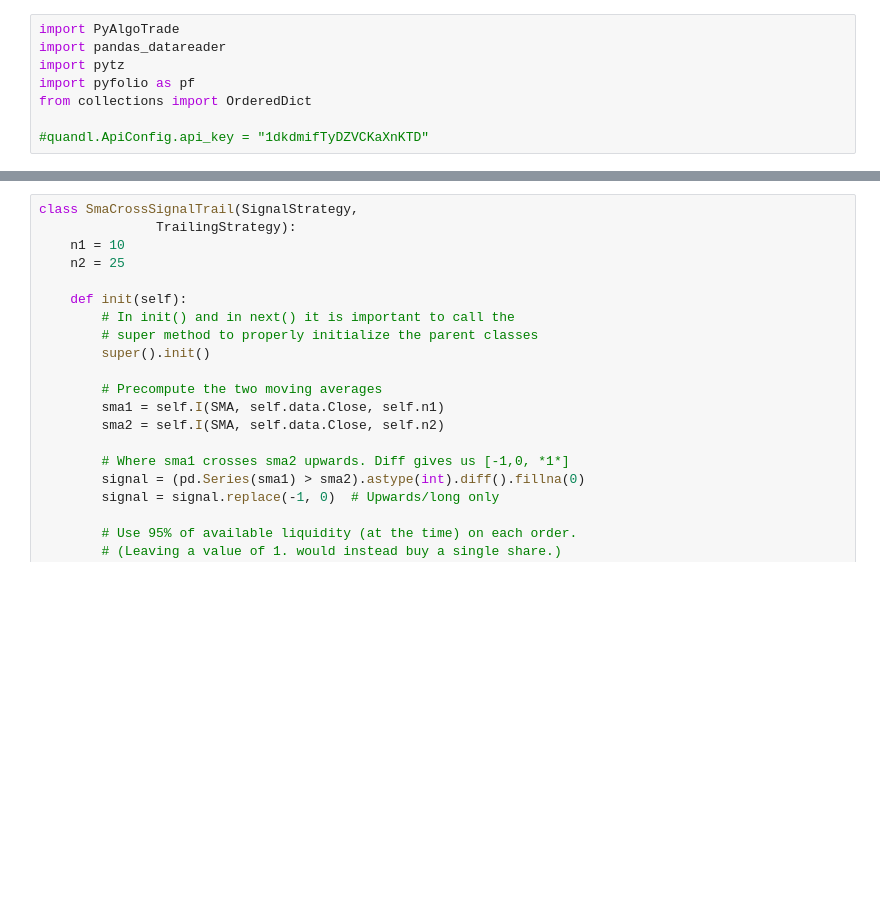
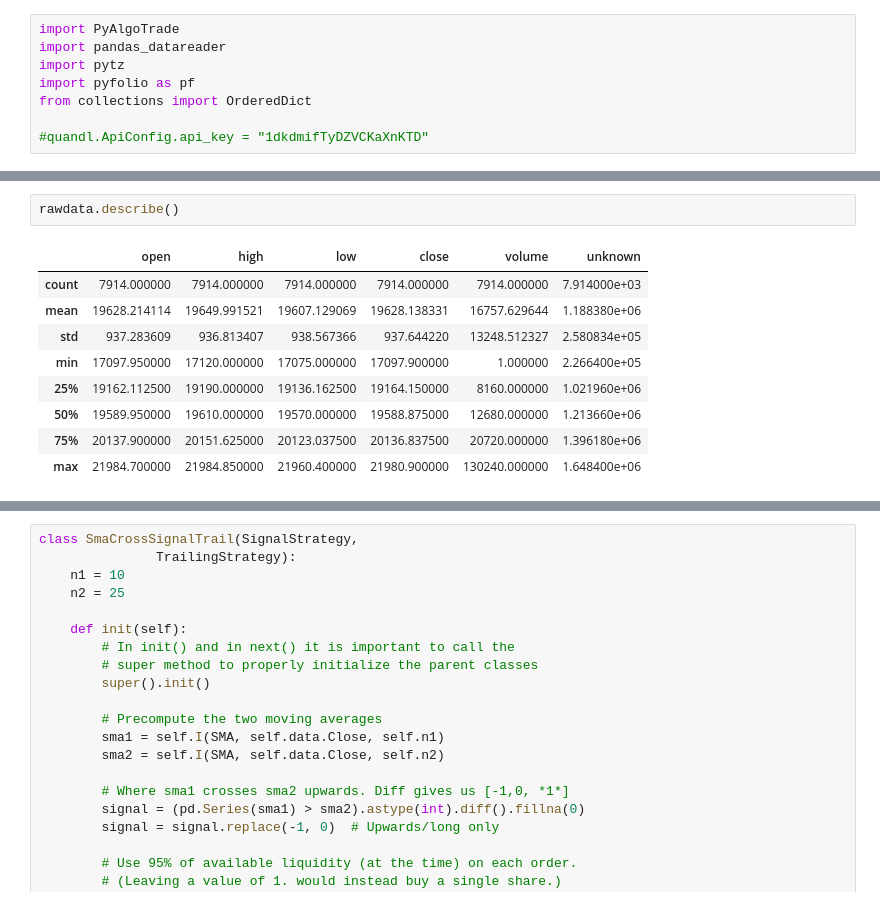
Before and after one commit to pikujs/Algo-Trading, a Jupyter notebook: notebook.ipynb, the cells around one changed output, grey strips where cells are left out. Saved outputs shown, nothing was run; the diff lists cells and outputs as text; blank space fills up the shorter version.

```diff
--- a/notebook.ipynb
+++ b/notebook.ipynb
@@ -29 +50,13 @@ Fetching Data
+# %%
+rawdata.describe()
+# %% [output]
+|  | open | high | low | close | volume | unknown |
+| count | 7914.000000 | 7914.000000 | 7914.000000 | 7914.000000 | 7914.000000 | 7.914000e+03 |
+| mean | 19628.214114 | 19649.991521 | 19607.129069 | 19628.138331 | 16757.629644 | 1.188380e+06 |
+| std | 937.283609 | 936.813407 | 938.567366 | 937.644220 | 13248.512327 | 2.580834e+05 |
+| min | 17097.950000 | 17120.000000 | 17075.000000 | 17097.900000 | 1.000000 | 2.266400e+05 |
+| 25% | 19162.112500 | 19190.000000 | 19136.162500 | 19164.150000 | 8160.000000 | 1.021960e+06 |
+| 50% | 19589.950000 | 19610.000000 | 19570.000000 | 19588.875000 | 12680.000000 | 1.213660e+06 |
+| 75% | 20137.900000 | 20151.625000 | 20123.037500 | 20136.837500 | 20720.000000 | 1.396180e+06 |
+| max | 21984.700000 | 21984.850000 | 21960.400000 | 21980.900000 | 130240.000000 | 1.648400e+06 |
 # %%
```
Also changed, not shown: parts of 20 cells of this notebook, 9 other files.
